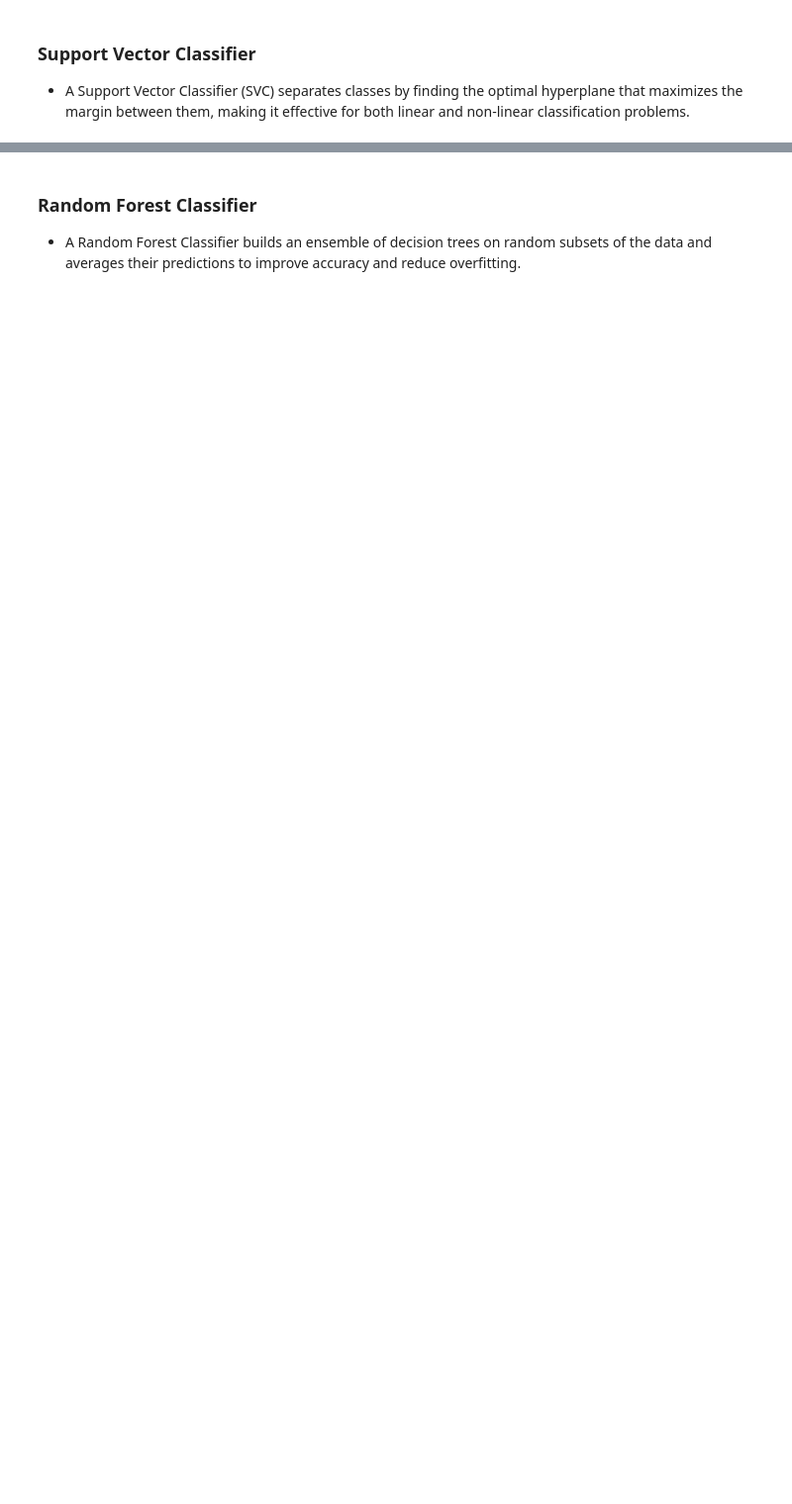
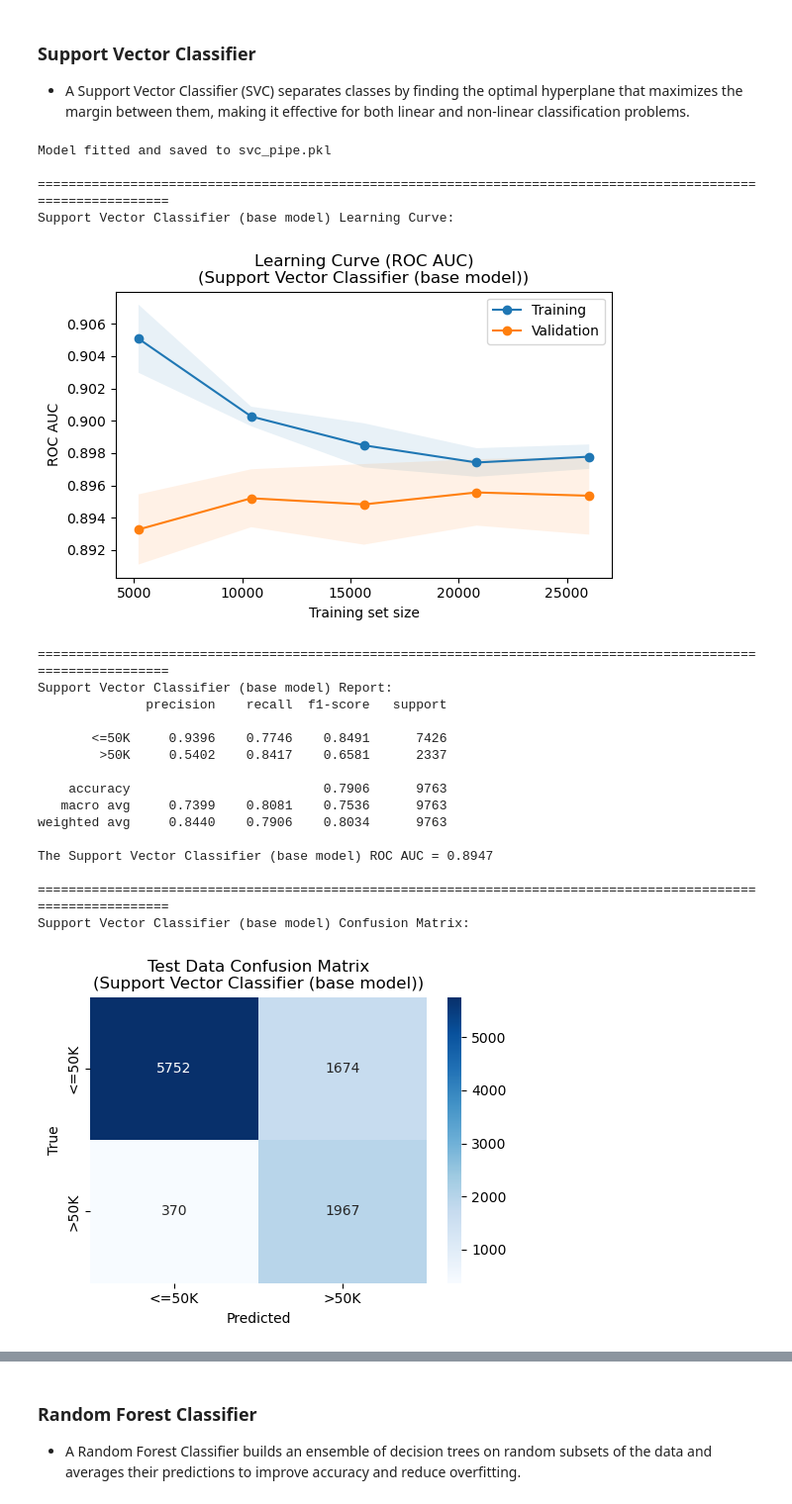
Before and after one commit to ryan-bulger/5509-Final-Project, a Jupyter notebook: 5509_income_modeling.ipynb, the cells around one changed output, grey strips where cells are left out. Shown at 99% size. Cells and saved outputs as stored; diff of their text form; code cells hidden in the pictures; blank space fills up the shorter version.

```diff
--- a/5509_income_modeling.ipynb
+++ b/5509_income_modeling.ipynb
@@ -346,22 +349,44 @@ Logistic Classification (base model) Confusion Matrix:
 # %%
 # Define classifier type
 clf_type = 'Support Vector Classifier (base model)'
 
 # Create logistic classifier pipeline instance
 svc_pipe = SkPipeline(steps=[
     ('preprocessor', preprocessor_transformer),
-    ('classifier', SVC(kernel='linear', class_weight='balanced', probability=True, cache_size=4096, random_state=42))
+    ('classifier', LinearSVC(class_weight='balanced', dual='auto', random_state=42))
 ])
 
 # Fit model
 svc_pipe = fit_model(svc_pipe, X_train, y_train, 'svc_pipe.pkl')
 
 # Plot learning curve
 plot_learning_curve(svc_pipe, X_train, y_train, clf_type)
 
 # Predict y_test
 y_pred = svc_pipe.predict(X_test)
 
 # Create classification output
 create_classification_output(svc_pipe, y_test, y_pred, clf_type)
+# %% [output]
+Model fitted and saved to svc_pipe.pkl
+
+==============================================================================================================
+Support Vector Classifier (base model) Learning Curve:
+[figure, added]
+==============================================================================================================
+Support Vector Classifier (base model) Report:
+              precision    recall  f1-score   support
+
+       <=50K     0.9396    0.7746    0.8491      7426
+        >50K     0.5402    0.8417    0.6581      2337
+
+    accuracy                         0.7906      9763
+   macro avg     0.7399    0.8081    0.7536      9763
+weighted avg     0.8440    0.7906    0.8034      9763
+
+The Support Vector Classifier (base model) ROC AUC = 0.8947
+
+==============================================================================================================
+Support Vector Classifier (base model) Confusion Matrix:
+[figure, added]
 # %% [markdown]
```
Also changed, not shown: parts of 8 cells of this notebook, 1 other file.
